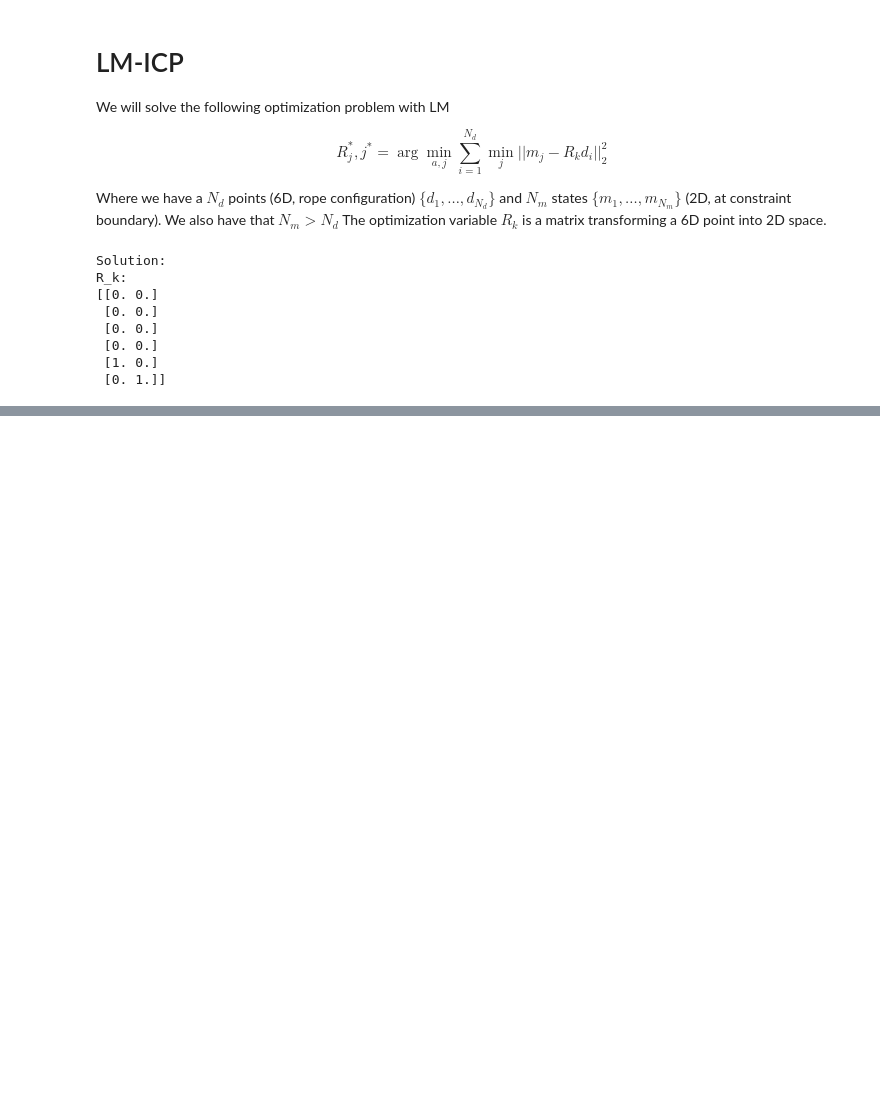
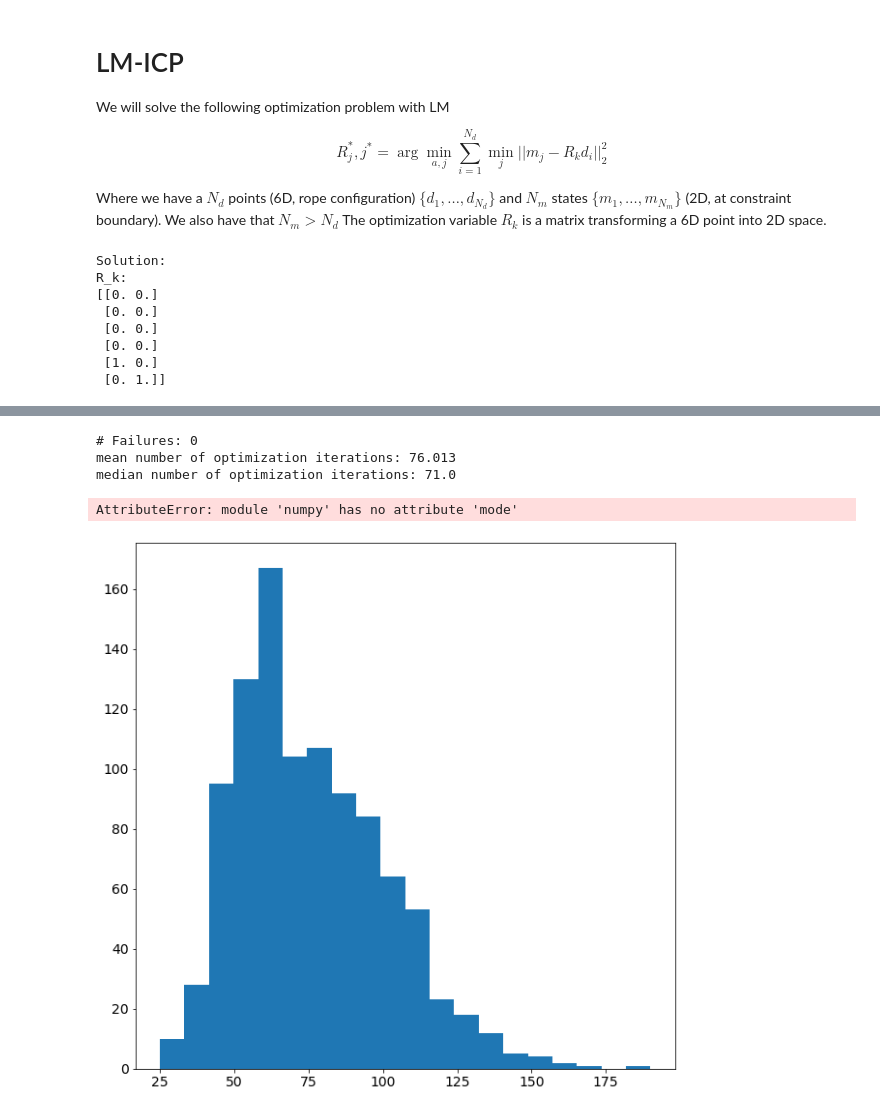
Before and after one commit to UM-ARM-Lab/unreliable-deform-manipulation, a Jupyter notebook: link_bot_notebooks/src/link_bot_notebooks/inverse_collision_model.ipynb, the cells around one changed output, grey strips where cells are left out. Saved outputs shown, nothing was run; the diff lists cells and outputs as text; code cells hidden in the pictures; blank space fills up the shorter version.

Commit message:
more testing of LM method
takes about 100ms to solve with, using about 75 random initial guesses

```diff
--- a/link_bot_notebooks/src/link_bot_notebooks/inverse_collision_model.ipynb
+++ b/link_bot_notebooks/src/link_bot_notebooks/inverse_collision_model.ipynb
@@ -145,0 +159,35 @@ R_k:
+# %%
+failures = 0
+success_threshold = 0.02
+n_runs = 1000
+iterations = np.ndarray(n_runs)
+final_errors = np.ndarray(n_runs)
+for i in range(n_runs):
+    initial_a = np.random.randn(3)
+    initial_R_k = Rk(initial_a)
+    initial_transformed_data = data_at_threshold @ initial_R_k
+    initial_correspondance_guess = nn_correspondences(initial_transformed_data, sdf_points_at_threshold)
+    sol = root(func, initial_a, jac=None, method='lm')
+    if sol.success:
+        mean_error = np.mean(sol.fun)
+        final_errors[i] = mean_error
+        iterations[i] = sol.nfev
+    else:
+        failures += 1
+
+n_success = np.count_nonzero(final_errors < success_threshold)
+
+print("# Failures: {}".format(failures))
+print("mean number of optimization iterations: {}".format(np.mean(iterations)))
+print("median number of optimization iterations: {}".format(np.median(iterations)))
+print("runs with less than {}m error {:4.1f}%".format(success_threshold, n_success / n_runs * 100))
+# %% [output]
+# Failures: 0
+mean number of optimization iterations: 76.013
+median number of optimization iterations: 71.0
+AttributeError: module 'numpy' has no attribute 'mode'
+# %%
+plt.figure(figsize=(10,10))
+plt.hist(iterations, bins=20);
+# %% [output]
+[figure, added]
```
Also changed, not shown: parts of 5 cells of this notebook.
